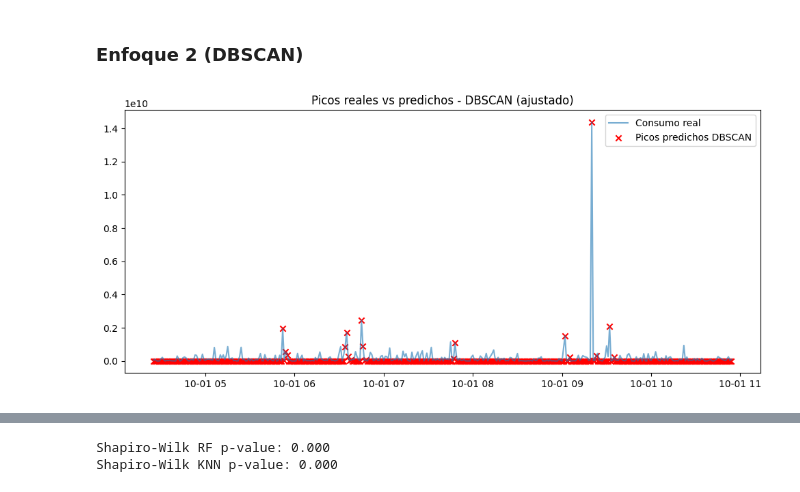
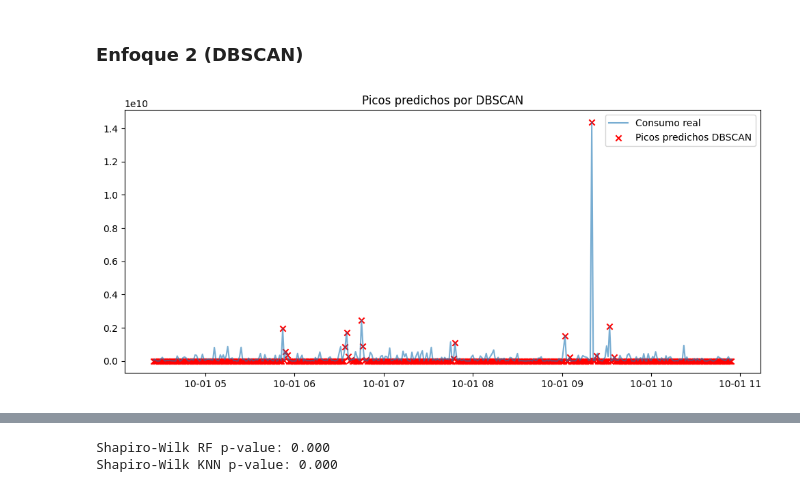
Before and after one commit to Javi111003/ML-FinalProject, a Jupyter notebook: time-series-analysis/pipeline.ipynb, the cells around one changed output, grey strips where cells are left out. Drawn from its saved outputs; the diff is of its cells as text; code cells hidden in the pictures.

```diff
--- a/time-series-analysis/pipeline.ipynb
+++ b/time-series-analysis/pipeline.ipynb
@@ -13,6 +13,10 @@ serie = pd.read_csv("../data/unified_cluster_series_with_clipped3.csv", parse_da
 umbral = serie["volume"].quantile(0.90)
 y = serie["volume"]
 picks = (serie["volume"] > umbral).astype(int)
+serie = serie.shift(1)
+
+for lag in range(1, 4):
+    serie[f"lag_{lag}"] = serie["volume"].shift(lag)
 
 # Crear features sin incluir "volume" (para evitar data leakage)
 X = pd.DataFrame(serie)
@@ -298,34 +302,34 @@ serie = pd.read_csv("../data/unified_cluster_series_with_clipped3.csv", parse_da
 for lag in range(1, 4):
     serie[f"lag_{lag}"] = serie["volume"].shift(lag)
 
 serie["rolling_mean3"] = serie["volume"].rolling(3).mean()
 serie["rolling_std3"] = serie["volume"].rolling(3).std()
 serie = serie.dropna()
 
 X = serie[["lag_1","lag_2", "lag_3","rolling_mean3","rolling_std3"]]
 serie = serie.drop(columns=["lag_1","lag_2", "lag_3","rolling_mean3","rolling_std3"])
 
 # =========================
 # 3. DBSCAN como detector de outliers
 # =========================
 scaler = StandardScaler()
 X_scaled = scaler.fit_transform(X)
 
 db = DBSCAN(eps=0.5, min_samples=10).fit(X_scaled)
 labels = db.labels_
 
 serie.loc[X.index, "pico_dbscan"] = (labels == -1).astype(int)
 
 # Visualización de picos reales vs predichos (DBSCAN)
 plt.figure(figsize=(12,5))
 plt.plot(serie["volume"], label="Consumo real", alpha=0.6)
 # Picos predichos por DBSCAN
 plt.scatter(serie.index, serie["pico_dbscan"] * serie["volume"],
             color="red", marker="x", label="Picos predichos DBSCAN")
 plt.legend()
-plt.title("Picos reales vs predichos - DBSCAN (ajustado)")
+plt.title("Picos predichos por DBSCAN")
 plt.show()
 # %% [output]
-[figure, old version]
+[figure, new version]
 # %%
 serie.to_csv("../data/unified_cluster_series_with_dbscan_peaks.csv")
```
Also changed, not shown: parts of 24 cells of this notebook.
